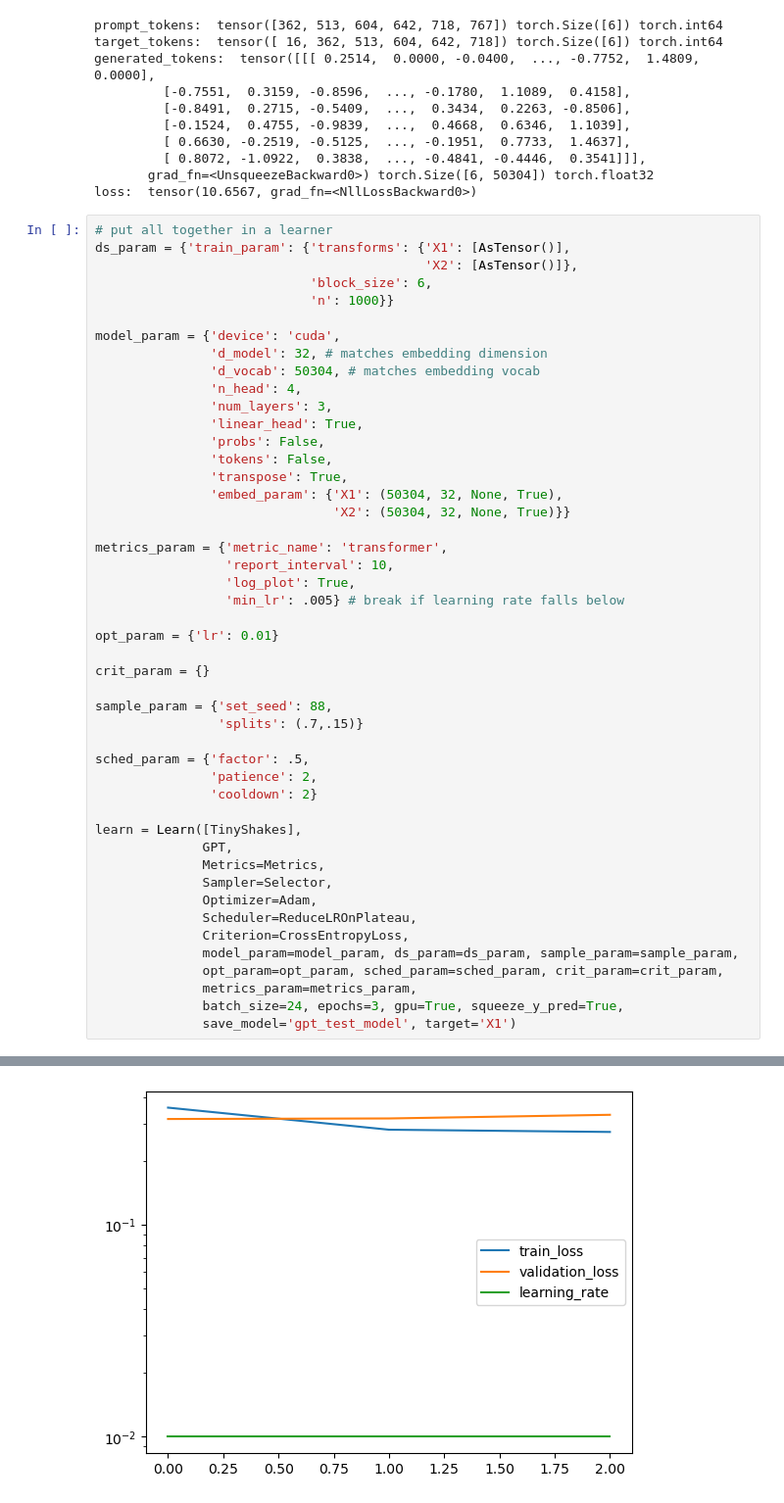
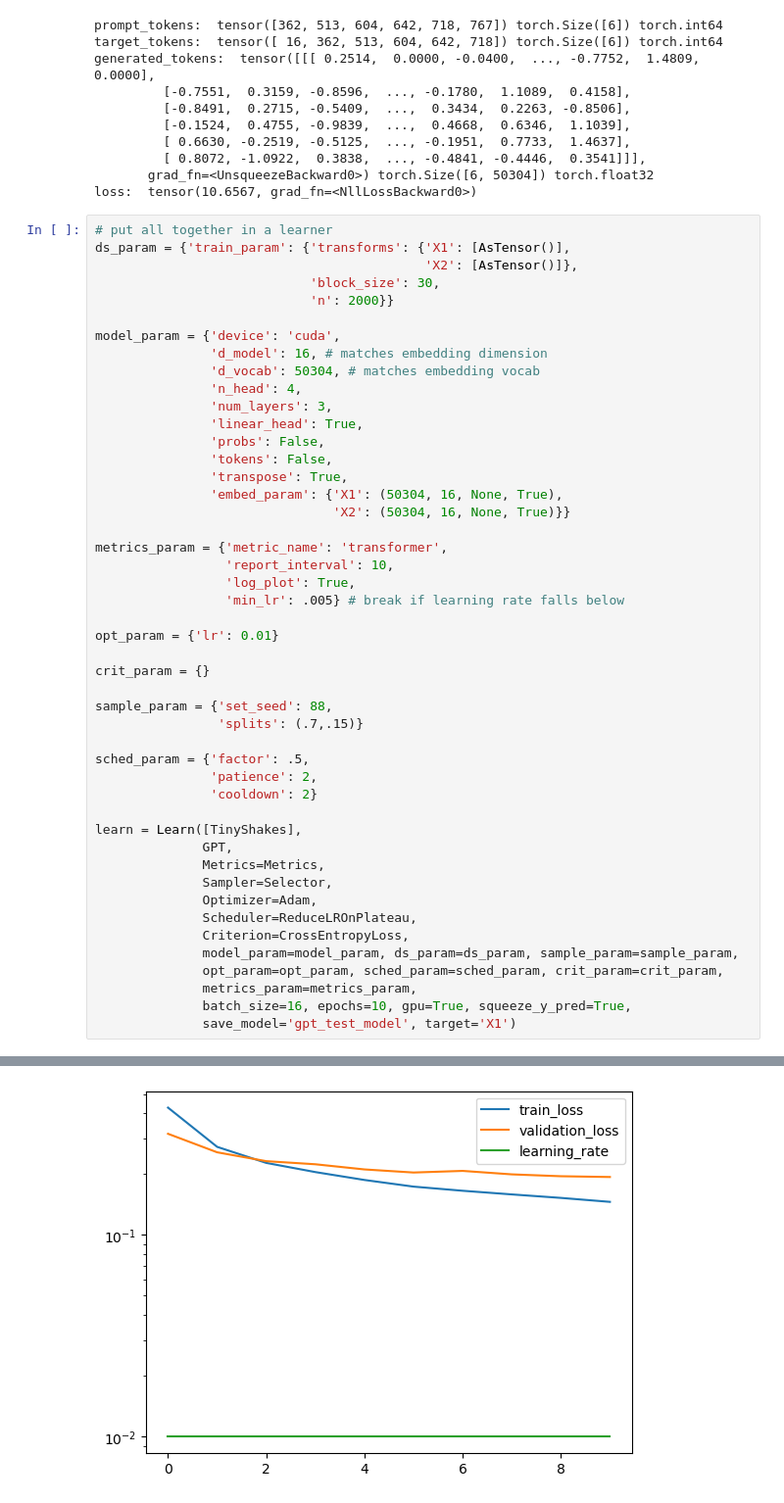
Before and after one commit to icanswim/gpt, a Jupyter notebook: experiment.ipynb, the cells around one changed output, grey strips where cells are left out. Shown: that part at 98% size. Cells and saved outputs as stored; diff of their text form.

```diff
--- a/experiment.ipynb
+++ b/experiment.ipynb
@@ -116,11 +118,11 @@ loss:  tensor(10.6567, grad_fn=<NllLossBackward0>)
 # put all together in a learner
 ds_param = {'train_param': {'transforms': {'X1': [AsTensor()],
                                            'X2': [AsTensor()]},
-                            'block_size': 6,
-                            'n': 1000}}
+                            'block_size': 30,
+                            'n': 2000}}
 
 model_param = {'device': 'cuda',
-               'd_model': 32, # matches embedding dimension
+               'd_model': 16, # matches embedding dimension
                'd_vocab': 50304, # matches embedding vocab
                'n_head': 4,
                'num_layers': 3,
@@ -128,8 +130,8 @@ model_param = {'device': 'cuda',
                'probs': False,
                'tokens': False,
                'transpose': True,
-               'embed_param': {'X1': (50304, 32, None, True),
-                               'X2': (50304, 32, None, True)}}
+               'embed_param': {'X1': (50304, 16, None, True),
+                               'X2': (50304, 16, None, True)}}
 
 metrics_param = {'metric_name': 'transformer',
                  'report_interval': 10,
@@ -157,7 +159,7 @@ learn = Learn([TinyShakes],
               model_param=model_param, ds_param=ds_param, sample_param=sample_param,
               opt_param=opt_param, sched_param=sched_param, crit_param=crit_param,
               metrics_param=metrics_param,
-              batch_size=24, epochs=3, gpu=True, squeeze_y_pred=True,
+              batch_size=16, epochs=10, gpu=True, squeeze_y_pred=True,
               save_model='gpt_test_model', target='X1')
 # %% [output]
 tinyshakes.txt loaded from saved file in ../gpt/data/
@@ -180,4 +182,4 @@ test loss: 0.3265366388691796
-[figure, old version]
+[figure, new version]
 # %%
 # inference
 ds_param = {'train_param': {'transforms': {'X1': [AsTensor()],
```
Also changed, not shown: parts of 4 cells of this notebook.
